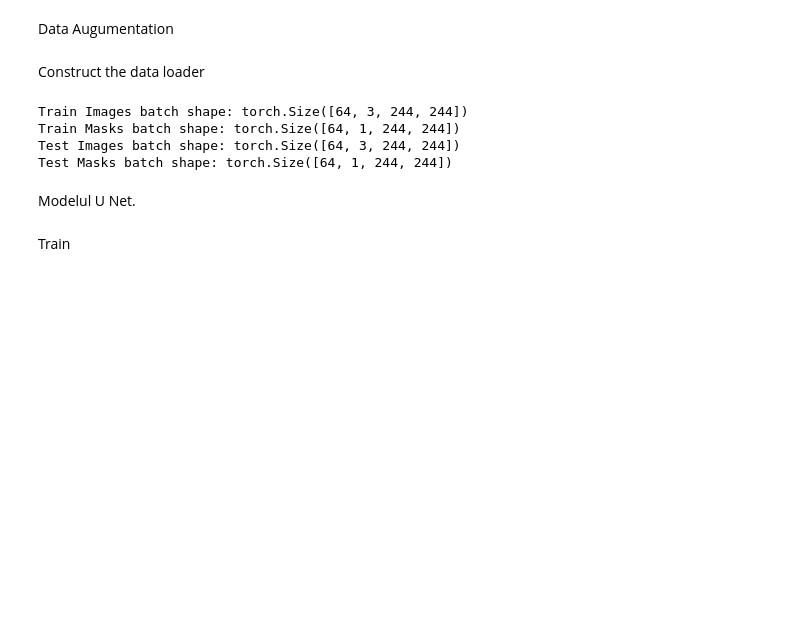
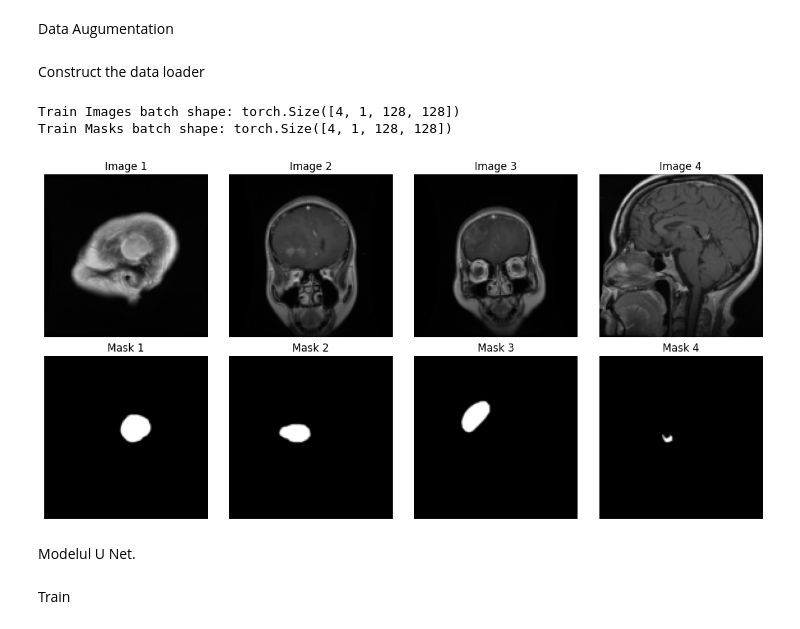
Before and after one commit to Lucanb/Computer-Vision, a Jupyter notebook: Lab5/UNet.ipynb, the cells around one changed output. Saved outputs shown, nothing was run; the diff lists cells and outputs as text; code cells hidden in the pictures; blank space fills up the shorter version.

```diff
--- a/Lab5/UNet.ipynb
+++ b/Lab5/UNet.ipynb
@@ -98,7 +133,22 @@ mask_transform = transforms.Compose([
 # %% [markdown]
 Construct the data loader
 # %%
-from sklearn.model_selection import train_test_split
+def dice_loss(pred, target, smooth=1e-6):
+    pred = torch.sigmoid(pred)
+    intersection = (pred * target).sum()
+    dice = (2. * intersection + smooth) / (pred.sum() + target.sum() + smooth)
+    return 1 - dice
+
+def combined_loss(pred, target):
+    bce = nn.BCEWithLogitsLoss()(pred, target)
+    dice = dice_loss(pred, target)
+    return bce + dice
+
+def compute_iou(pred, target):
+    pred = (torch.sigmoid(pred) > 0.5).float()
+    intersection = (pred * target).sum()
+    union = (pred + target).sum() - intersection
+    return (intersection / (union + 1e-6)).item()
 
 class CachedDataSet(Dataset):
     def __init__(self, image_files, mask_files, image_transform=None, mask_transform=None):
@@ -119,53 +169,64 @@ class CachedDataSet(Dataset):
 
         if self.image_transform:
             image = self.image_transform(image)
         if self.mask_transform:
             mask = self.mask_transform(mask)
 
         return image, mask
 
 def get_train_test_split(image_dir, mask_dir, test_size=0.3, random_seed=42):
     image_files = sorted([os.path.join(image_dir, f) for f in os.listdir(image_dir)])
     mask_files = sorted([os.path.join(mask_dir, f) for f in os.listdir(mask_dir)])
 
     train_images, test_images, train_masks, test_masks = train_test_split(
         image_files, mask_files, test_size=test_size, random_state=random_seed
     )
 
     return train_images, test_images, train_masks, test_masks
 
+# Directorii pentru imagini și măști
 image_dir = './Brain Tumor Segmentation/images'
 mask_dir = './Brain Tumor Segmentation/masks'
 
+# Împărțirea seturilor de date
 train_images, test_images, train_masks, test_masks = get_train_test_split(image_dir, mask_dir)
 
-train_dataset = CachedDataSet(
-    train_images, train_masks,
-    image_transform=image_transform,
-    mask_transform=mask_transform
-)
-test_dataset = CachedDataSet(
-    test_images, test_masks,
-    image_transform=image_transform,
-    mask_transform=mask_transform
-)
+# Crearea dataset-urilor și DataLoader-elor
+train_dataset = CachedDataSet(train_images, train_masks, image_transform=image_transform, mask_transform=mask_transform)
+test_dataset = CachedDataSet(test_images, test_masks, image_transform=image_transform, mask_transform=mask_transform)
 
-train_loader = DataLoader(train_dataset, batch_size=config.batch_size, shuffle=True)
-test_loader = DataLoader(test_dataset, batch_size=config.batch_size, shuffle=False)
+train_loader = DataLoader(train_dataset, batch_size=4, shuffle=True)
+test_loader = DataLoader(test_dataset, batch_size=4, shuffle=False)
 
+# Afișarea imaginilor și măștilor din loader-ul de antrenament
 for images, masks in train_loader:
     print(f"Train Images batch shape: {images.shape}")
     print(f"Train Masks batch shape: {masks.shape}")
+
+    # Afișăm primele 4 imagini și măști
+    fig, axes = plt.subplots(2, 4, figsize=(12, 6))
+
+    for i in range(4):
+        # Afișăm imaginea
+        ax = axes[0, i]
+        img = display_transform(images[i])  # Inversăm transformarea și convertim în PIL
+        ax.imshow(img)
+        ax.axis('off')
+        ax.set_title(f"Image {i+1}")
+
+        # Afișăm masca
+        ax = axes[1, i]
+        mask = masks[i].squeeze().cpu().numpy()  # Convertim tensorul în numpy array
+        ax.imshow(mask, cmap='gray')
+        ax.axis('off')
+        ax.set_title(f"Mask {i+1}")
+
+    plt.tight_layout()
+    plt.show()
     break
-
-for images, masks in test_loader:
-    print(f"Test Images batch shape: {images.shape}")
-    print(f"Test Masks batch shape: {masks.shape}")
-    break
 # %% [output]
-Train Images batch shape: torch.Size([64, 3, 244, 244])
-Train Masks batch shape: torch.Size([64, 1, 244, 244])
-Test Images batch shape: torch.Size([64, 3, 244, 244])
-Test Masks batch shape: torch.Size([64, 1, 244, 244])
+Train Images batch shape: torch.Size([4, 1, 128, 128])
+Train Masks batch shape: torch.Size([4, 1, 128, 128])
+[figure, added]
 # %% [markdown]
 Modelul U Net.
```
Also changed, not shown: parts of 11 cells of this notebook, 3 other files.
